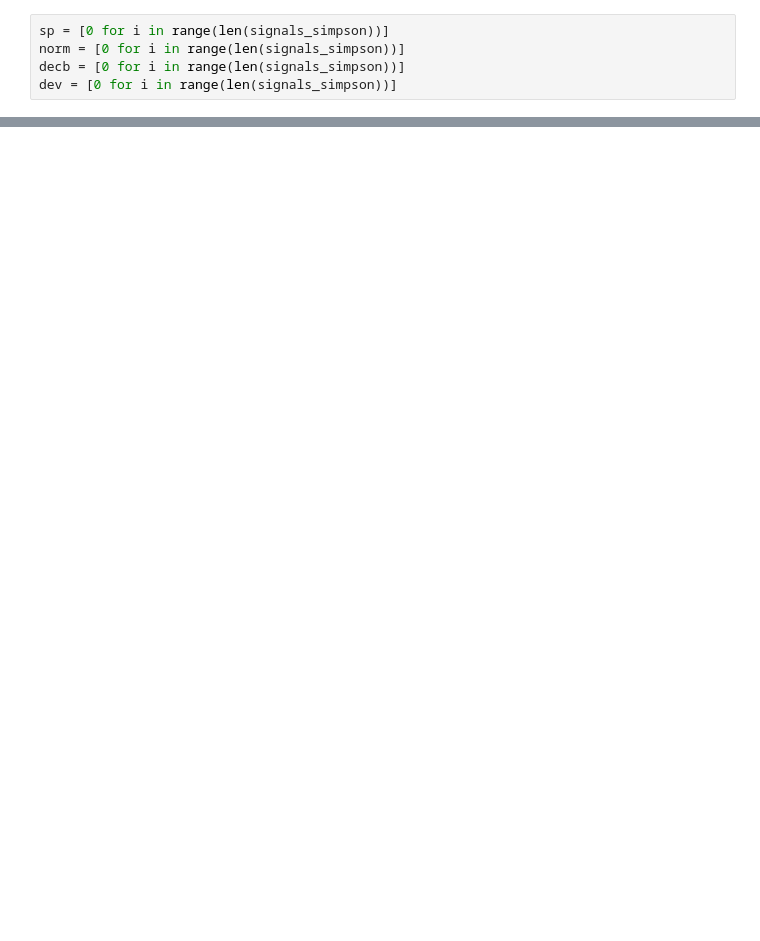
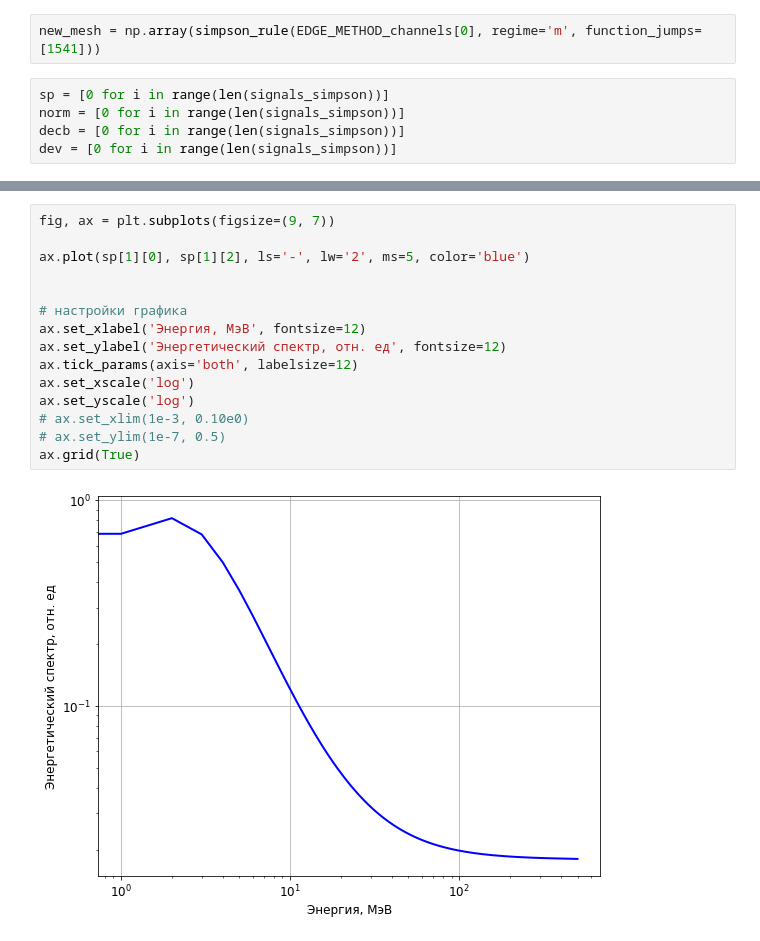
Before and after one commit to danisgrpv/gamma_4, a Jupyter notebook: Notebooks/Создание библиотеки/Notebook_00_Создание_библиотеки.ipynb, the cells around one changed output, grey strips where cells are left out. Saved outputs shown, nothing was run; the diff lists cells and outputs as text; blank space fills up the shorter version.

```diff
--- a/Notebooks/Создание библиотеки/Notebook_00_Создание_библиотеки.ipynb
+++ b/Notebooks/Создание библиотеки/Notebook_00_Создание_библиотеки.ipynb
@@ -240,3 +135,5 @@ new_en = simpson_rule(ROSS_METHOD_channels[0], regime='m', function_jumps=[1541]
+# %%
+new_mesh = np.array(simpson_rule(EDGE_METHOD_channels[0], regime='m', function_jumps=[1541]))
 # %%
 sp = [0 for i in range(len(signals_simpson))]
 norm = [0 for i in range(len(signals_simpson))]
@@ -270,0 +318,17 @@ ax.grid(True)
+# %%
+fig, ax = plt.subplots(figsize=(9, 7))
+
+ax.plot(sp[1][0], sp[1][2], ls='-', lw='2', ms=5, color='blue')
+
+
+# настройки графика
+ax.set_xlabel('Энергия, МэВ', fontsize=12)
+ax.set_ylabel('Энергетический спектр, отн. ед', fontsize=12)
+ax.tick_params(axis='both', labelsize=12)
+ax.set_xscale('log')
+ax.set_yscale('log')
+# ax.set_xlim(1e-3, 0.10e0)
+# ax.set_ylim(1e-7, 0.5)
+ax.grid(True)
+# %% [output]
+[figure, added]
```
Also changed, not shown: parts of 24 cells of this notebook, 31 other files.
